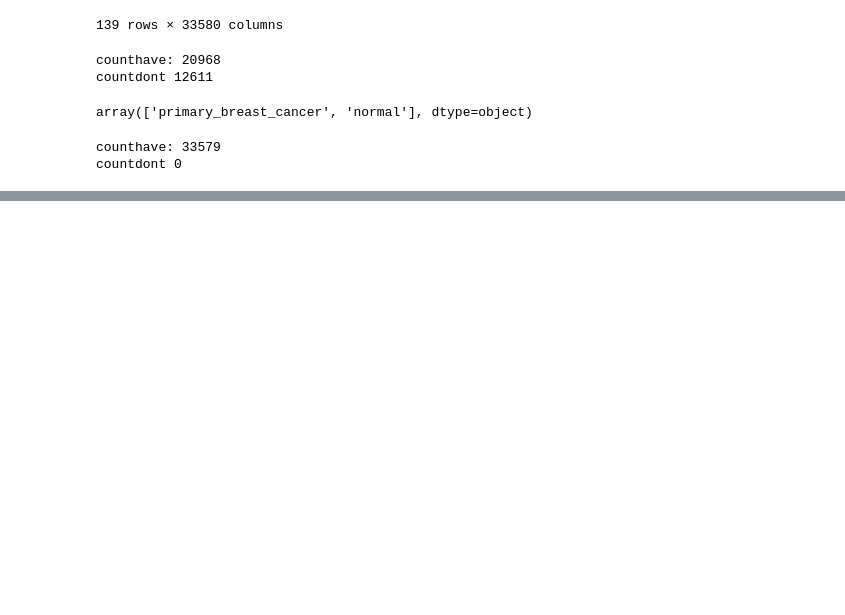
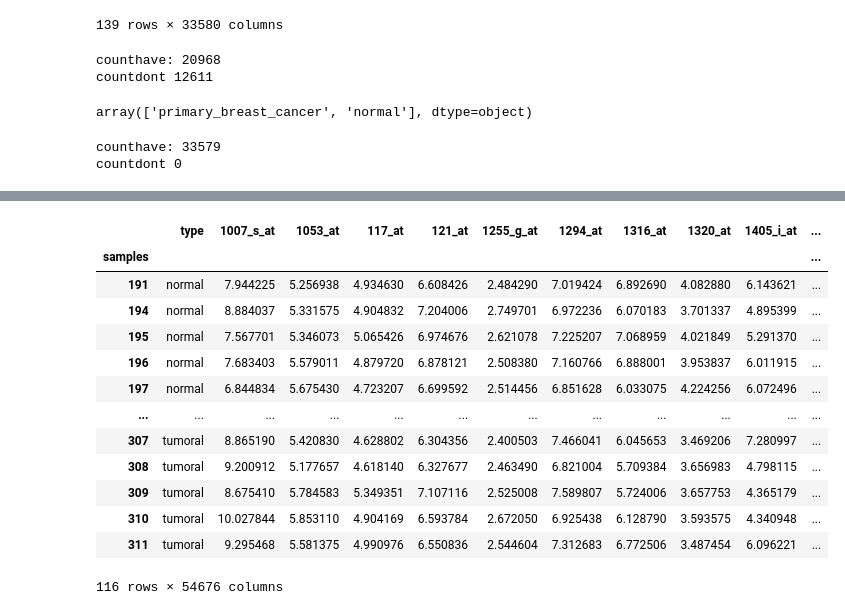
Before and after one commit to colombelli/bioinformatics-ml, a Jupyter notebook: Data Processing/cumida.ipynb, the cells around one changed output, grey strips where cells are left out. Cells and saved outputs as stored; diff of their text form; code cells hidden in the pictures; blank space fills up the shorter version.

```diff
--- a/Data Processing/cumida.ipynb
+++ b/Data Processing/cumida.ipynb
@@ -175,0 +177,5 @@ proc.to_csv(path+"full_proc/GSE22820.csv")
+# %%
+gse = "GSE42568/"
+
+gpl = pd.read_table(path+gse+"gpl.txt", sep='\t', comment='#')
+gpl
@@ -175,0 +280,18 @@ proc.to_csv(path+"full_proc/GSE22820.csv")
+# %%
+gse = pd.read_csv(path+gse+"gse.csv", index_col=0)
+gse
+# %% [output]
+|  | type | 1007_s_at | 1053_at | 117_at | 121_at | 1255_g_at | 1294_at | 1316_at | 1320_at | 1405_i_at | ... |
+| samples |  |  |  |  |  |  |  |  |  |  | ... |
+| 191 | normal | 7.944225 | 5.256938 | 4.934630 | 6.608426 | 2.484290 | 7.019424 | 6.892690 | 4.082880 | 6.143621 | ... |
+| 194 | normal | 8.884037 | 5.331575 | 4.904832 | 7.204006 | 2.749701 | 6.972236 | 6.070183 | 3.701337 | 4.895399 | ... |
+| 195 | normal | 7.567701 | 5.346073 | 5.065426 | 6.974676 | 2.621078 | 7.225207 | 7.068959 | 4.021849 | 5.291370 | ... |
+| 196 | normal | 7.683403 | 5.579011 | 4.879720 | 6.878121 | 2.508380 | 7.160766 | 6.888001 | 3.953837 | 6.011915 | ... |
+| 197 | normal | 6.844834 | 5.675430 | 4.723207 | 6.699592 | 2.514456 | 6.851628 | 6.033075 | 4.224256 | 6.072496 | ... |
+| ... | ... | ... | ... | ... | ... | ... | ... | ... | ... | ... | ... |
+| 307 | tumoral | 8.865190 | 5.420830 | 4.628802 | 6.304356 | 2.400503 | 7.466041 | 6.045653 | 3.469206 | 7.280997 | ... |
+| 308 | tumoral | 9.200912 | 5.177657 | 4.618140 | 6.327677 | 2.463490 | 6.821004 | 5.709384 | 3.656983 | 4.798115 | ... |
+| 309 | tumoral | 8.675410 | 5.784583 | 5.349351 | 7.107116 | 2.525008 | 7.589807 | 5.724006 | 3.657753 | 4.365179 | ... |
+| 310 | tumoral | 10.027844 | 5.853110 | 4.904169 | 6.593784 | 2.672050 | 6.925438 | 6.128790 | 3.593575 | 4.340948 | ... |
+| 311 | tumoral | 9.295468 | 5.581375 | 4.990976 | 6.550836 | 2.544604 | 7.312683 | 6.772506 | 3.487454 | 6.096221 | ... |
+116 rows × 54676 columns
```
Also changed, not shown: parts of 31 cells of this notebook.
